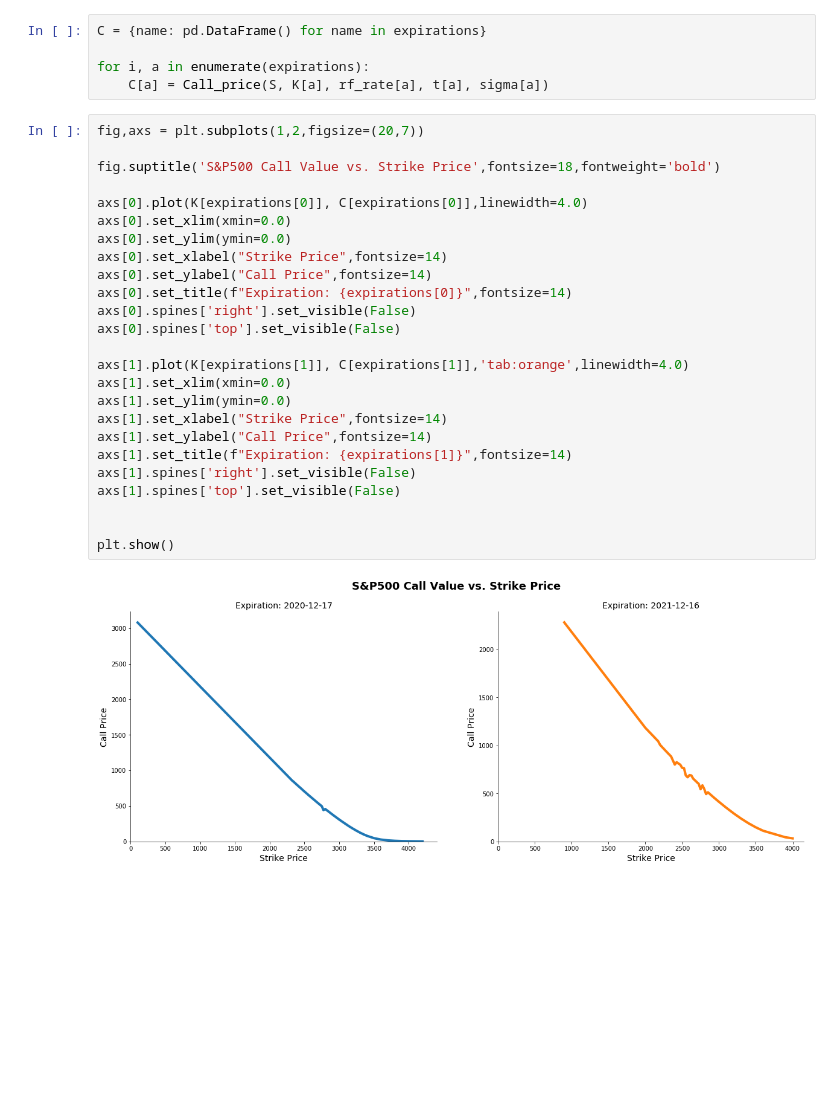
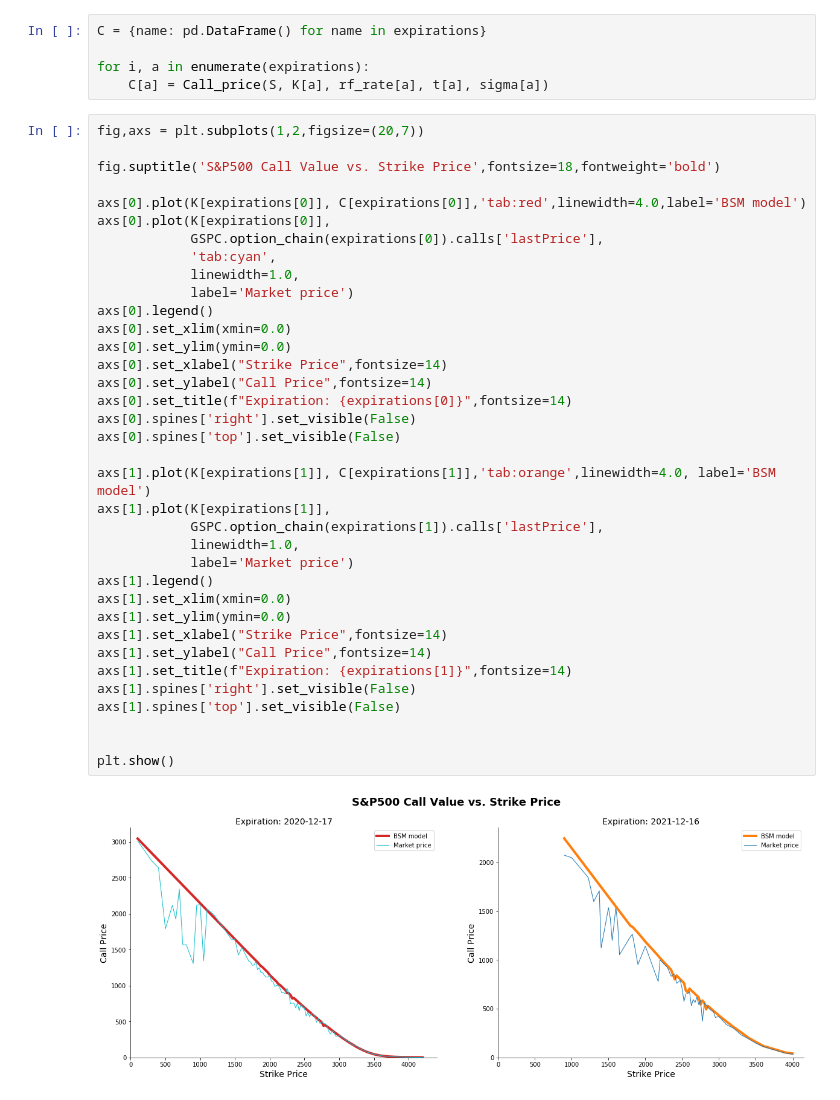
Before and after one commit to mauedu93/Black-Scholes-Model, a Jupyter notebook: Black-Scholes-Merton Pricing Model.ipynb, the cells around one changed output. Cells and saved outputs as stored; diff of their text form; blank space fills up the shorter version.

```diff
--- a/Black-Scholes-Merton Pricing Model.ipynb
+++ b/Black-Scholes-Merton Pricing Model.ipynb
@@ -204,27 +224,38 @@ for i, a in enumerate(expirations):
 # %%
 fig,axs = plt.subplots(1,2,figsize=(20,7))
 
 fig.suptitle('S&P500 Call Value vs. Strike Price',fontsize=18,fontweight='bold')
 
-axs[0].plot(K[expirations[0]], C[expirations[0]],linewidth=4.0)
+axs[0].plot(K[expirations[0]], C[expirations[0]],'tab:red',linewidth=4.0,label='BSM model')
+axs[0].plot(K[expirations[0]],
+            GSPC.option_chain(expirations[0]).calls['lastPrice'],
+            'tab:cyan',
+            linewidth=1.0,
+            label='Market price')
+axs[0].legend()
 axs[0].set_xlim(xmin=0.0)
 axs[0].set_ylim(ymin=0.0)
 axs[0].set_xlabel("Strike Price",fontsize=14)
 axs[0].set_ylabel("Call Price",fontsize=14)
 axs[0].set_title(f"Expiration: {expirations[0]}",fontsize=14)
 axs[0].spines['right'].set_visible(False)
 axs[0].spines['top'].set_visible(False)
 
-axs[1].plot(K[expirations[1]], C[expirations[1]],'tab:orange',linewidth=4.0)
+axs[1].plot(K[expirations[1]], C[expirations[1]],'tab:orange',linewidth=4.0, label='BSM model')
+axs[1].plot(K[expirations[1]],
+            GSPC.option_chain(expirations[1]).calls['lastPrice'],
+            linewidth=1.0,
+            label='Market price')
+axs[1].legend()
 axs[1].set_xlim(xmin=0.0)
 axs[1].set_ylim(ymin=0.0)
 axs[1].set_xlabel("Strike Price",fontsize=14)
 axs[1].set_ylabel("Call Price",fontsize=14)
 axs[1].set_title(f"Expiration: {expirations[1]}",fontsize=14)
 axs[1].spines['right'].set_visible(False)
 axs[1].spines['top'].set_visible(False)
 
 
 plt.show()
 # %% [output]
-[figure, old version]
+[figure, new version]
```
Also changed, not shown: parts of 14 cells of this notebook.
